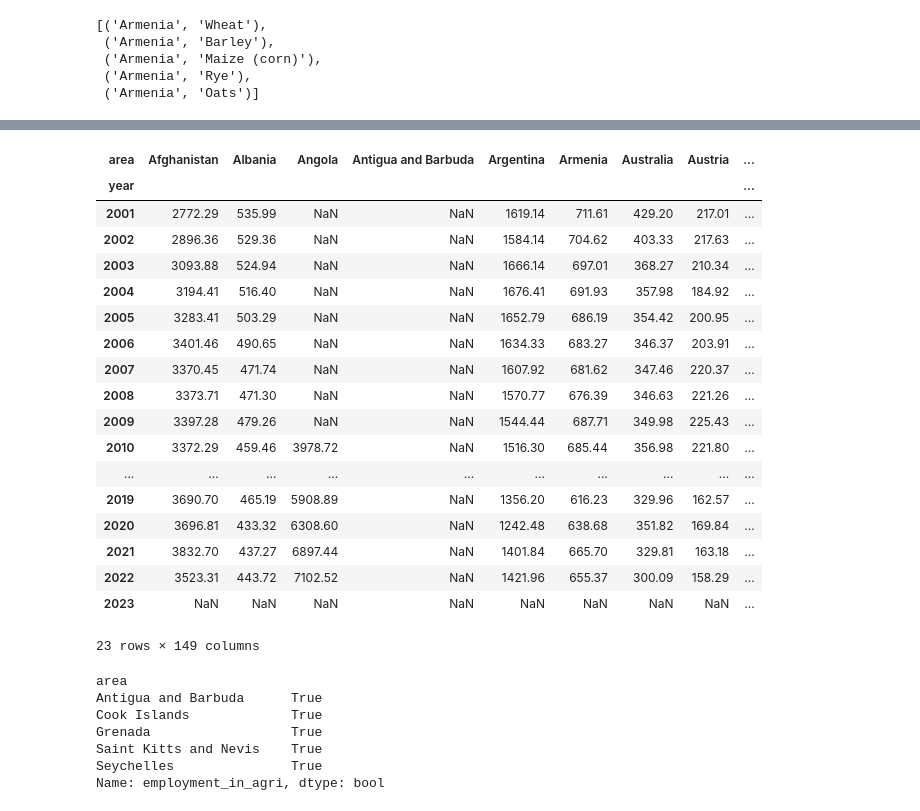
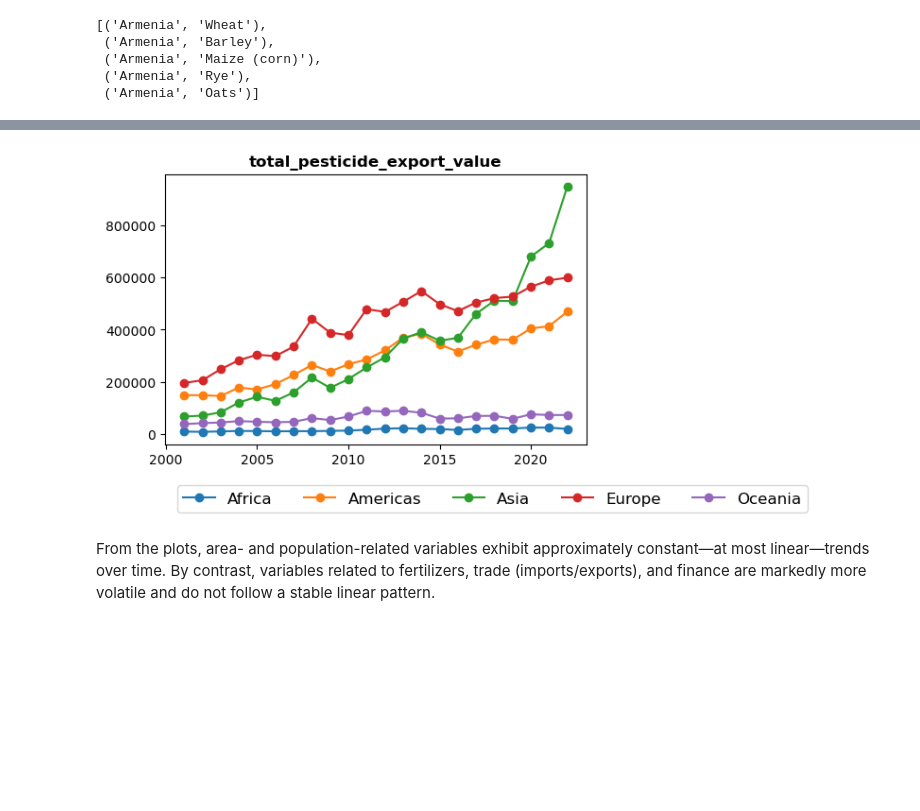
Before and after one commit to Leonidus1995/farmer-prices-forecasting, a Jupyter notebook: dataset_1.ipynb, the cells around one changed output, grey strips where cells are left out. Drawn from its saved outputs; the diff is of its cells as text; code cells hidden in the pictures; blank space fills up the shorter version.

```diff
--- a/dataset_1.ipynb
+++ b/dataset_1.ipynb
@@ -510,36 +696,39 @@ plt.show()
-# %%
-df1 = df.groupby(['year', 'area'])['employment_in_agri'].mean().reset_index()
-df1 = df1.pivot(index='year', columns='area', values='employment_in_agri')
-df1
-# %% [output]
-| area | Afghanistan | Albania | Angola | Antigua and Barbuda | Argentina | Armenia | Australia | Austria | ... |
-| year |  |  |  |  |  |  |  |  | ... |
-| 2001 | 2772.29 | 535.99 | NaN | NaN | 1619.14 | 711.61 | 429.20 | 217.01 | ... |
-| 2002 | 2896.36 | 529.36 | NaN | NaN | 1584.14 | 704.62 | 403.33 | 217.63 | ... |
-| 2003 | 3093.88 | 524.94 | NaN | NaN | 1666.14 | 697.01 | 368.27 | 210.34 | ... |
-| 2004 | 3194.41 | 516.40 | NaN | NaN | 1676.41 | 691.93 | 357.98 | 184.92 | ... |
-| 2005 | 3283.41 | 503.29 | NaN | NaN | 1652.79 | 686.19 | 354.42 | 200.95 | ... |
-| 2006 | 3401.46 | 490.65 | NaN | NaN | 1634.33 | 683.27 | 346.37 | 203.91 | ... |
-| 2007 | 3370.45 | 471.74 | NaN | NaN | 1607.92 | 681.62 | 347.46 | 220.37 | ... |
-| 2008 | 3373.71 | 471.30 | NaN | NaN | 1570.77 | 676.39 | 346.63 | 221.26 | ... |
-| 2009 | 3397.28 | 479.26 | NaN | NaN | 1544.44 | 687.71 | 349.98 | 225.43 | ... |
-| 2010 | 3372.29 | 459.46 | 3978.72 | NaN | 1516.30 | 685.44 | 356.98 | 221.80 | ... |
-| ... | ... | ... | ... | ... | ... | ... | ... | ... | ... |
-| 2019 | 3690.70 | 465.19 | 5908.89 | NaN | 1356.20 | 616.23 | 329.96 | 162.57 | ... |
-| 2020 | 3696.81 | 433.32 | 6308.60 | NaN | 1242.48 | 638.68 | 351.82 | 169.84 | ... |
-| 2021 | 3832.70 | 437.27 | 6897.44 | NaN | 1401.84 | 665.70 | 329.81 | 163.18 | ... |
-| 2022 | 3523.31 | 443.72 | 7102.52 | NaN | 1421.96 | 655.37 | 300.09 | 158.29 | ... |
-| 2023 | NaN | NaN | NaN | NaN | NaN | NaN | NaN | NaN | ... |
-23 rows × 149 columns
-# %%
-data.groupby('area')['employment_in_agri'] \
-    .apply(lambda x: x.isna().all()) \
-    .loc[lambda x: x]
-# %% [output]
-area
-Antigua and Barbuda      True
-Cook Islands             True
-Grenada                  True
-Saint Kitts and Nevis    True
-Seychelles               True
-Name: employment_in_agri, dtype: bool
+# %%
+fig, axes = plt.subplots(nrows=1, ncols=2, figsize=(10,4))
+
+axes = axes.flatten()
+
+region_labels = set()
+
+for idx, col in enumerate(cols_area_dependent[80:]):
+    ax = axes[idx]
+
+    # Aggregate and pivot the data
+    data_agg = df_2.groupby(['year', 'region'])[col].mean().reset_index()
+
+    data_pivot = data_agg.pivot(index='year', columns='region', values=col)
+
+    # Plot each region's trend
+    for region in data_pivot.columns:
+        ax.plot(data_pivot.index, data_pivot[region], label=region, marker='o')
+        region_labels.add(region)
+
+    ax.set_title(col, fontweight='bold')
+
+# Hide unused plots
+for j in range(idx+1, len(axes)):
+    fig.delaxes(axes[j])
+
+# Add a single legend below all subplots
+handles, labels = ax.get_legend_handles_labels()
+fig.legend(handles, labels, loc='lower center', ncol=len(region_labels), fontsize='large')
+
+plt.tight_layout(rect=[0, 0.1, 1, 1])
+plt.show()
+# %% [output]
+[figure, added]
+# %% [markdown]
+From the plots, area- and population-related variables exhibit approximately
+constant—at most linear—trends over time. By contrast, variables related to
+fertilizers, trade (imports/exports), and finance are markedly more volatile
+and do not follow a stable linear pattern.
```
Also changed, not shown: parts of 91 cells of this notebook, 9 other files.
